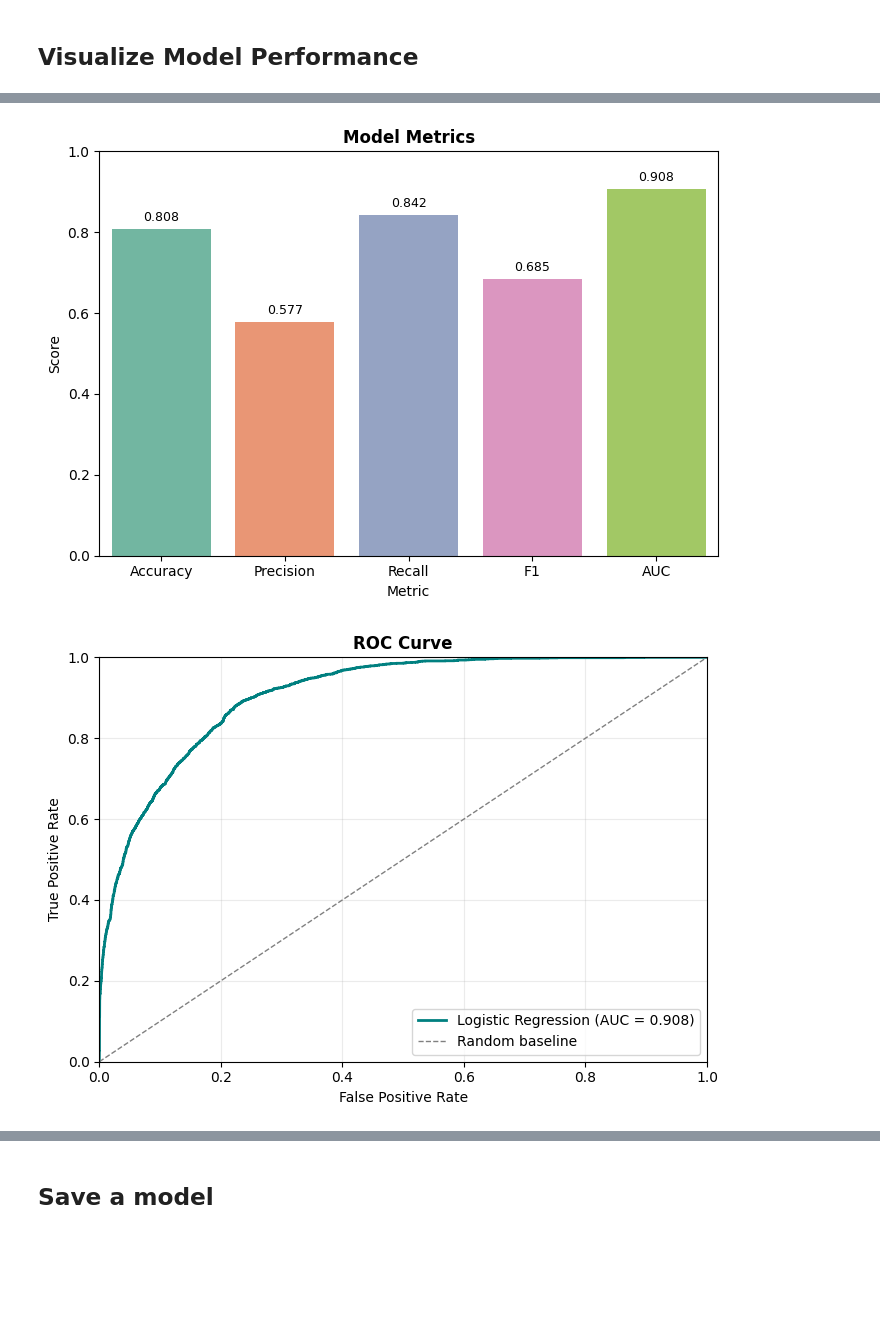
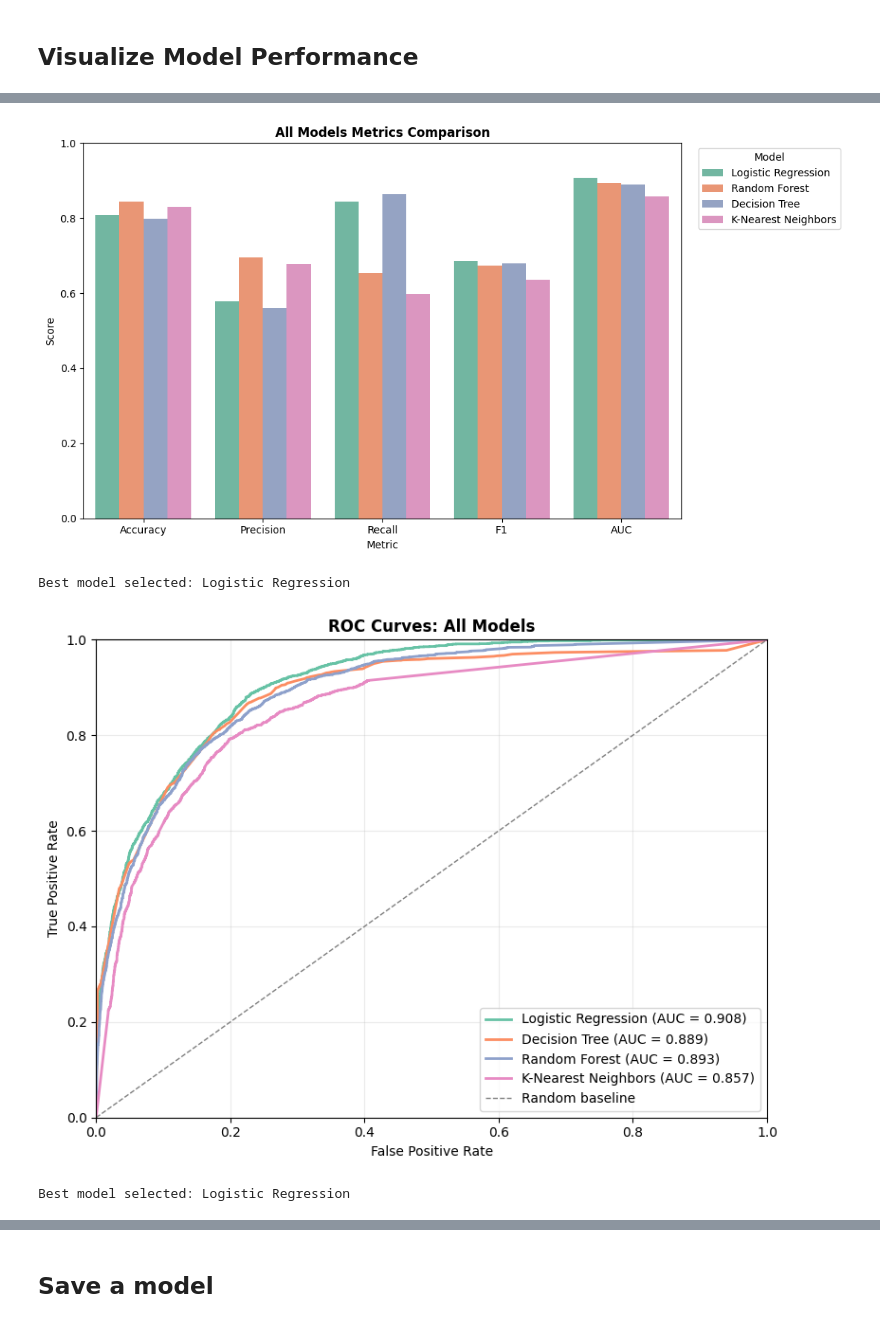
Before and after one commit to VisaHuy/Salary-Prediction-Project, a Jupyter notebook: notebooks/05_model_training.ipynb, the cells around one changed output, grey strips where cells are left out. Saved outputs shown, nothing was run; the diff lists cells and outputs as text; code cells hidden in the pictures; blank space fills up the shorter version.

```diff
--- a/notebooks/05_model_training.ipynb
+++ b/notebooks/05_model_training.ipynb
@@ -159,30 +282,45 @@ plt.show()
 # %%
-# 2) Metrics bar chart
-metrics_to_plot = pd.DataFrame(
-    {
-        'Metric': ['Accuracy', 'Precision', 'Recall', 'F1', 'AUC'],
-        'Value': [test_accuracy, test_precision, test_recall, test_f1, test_auc],
-    }
+# 2) Metrics comparison chart for all models
+metric_columns = ['Test Accuracy', 'Test Precision', 'Test Recall', 'Test F1', 'Test AUC']
+metrics_long = results_df[['Model'] + metric_columns].melt(
+    id_vars='Model',
+    var_name='Metric',
+    value_name='Score',
 )
+metrics_long['Metric'] = metrics_long['Metric'].str.replace('Test ', '', regex=False)
 
-plt.figure(figsize=(7, 5))
-ax = sns.barplot(data=metrics_to_plot, x='Metric', y='Value', palette='Set2')
+plt.figure(figsize=(11, 6))
+ax = sns.barplot(
+    data=metrics_long,
+    x='Metric',
+    y='Score',
+    hue='Model',
+    hue_order=results_df['Model'].tolist(),
+)
 ax.set_ylim(0, 1)
-ax.set_title('Model Metrics', fontweight='bold')
+ax.set_title('All Models Metrics Comparison', fontweight='bold')
 ax.set_ylabel('Score')
-for i, v in enumerate(metrics_to_plot['Value']):
-    ax.text(i, min(v + 0.02, 0.98), f'{v:.3f}', ha='center', fontsize=9)
+ax.set_xlabel('Metric')
+plt.legend(title='Model', bbox_to_anchor=(1.02, 1), loc='upper left')
 plt.tight_layout()
 plt.show()
+
+print(f'Best model selected: {best_model_name}')
 # %% [output]
-[figure, old version]
+[figure, new version]
+Best model selected: Logistic Regression
 # %%
-# 3) ROC curve
-fpr, tpr, _ = roc_curve(y_test, y_pred_proba)
-plt.figure(figsize=(7, 5))
-plt.plot(fpr, tpr, color='teal', linewidth=2, label=f'Logistic Regression (AUC = {test_auc:.3f})')
+# 3) ROC curves for all trained models
+plt.figure(figsize=(8, 6))
+
+for model_name, pred_info in all_predictions.items():
+    y_proba_model = pred_info['y_pred_proba']
+    fpr, tpr, _ = roc_curve(y_test, y_proba_model)
+    auc_model = roc_auc_score(y_test, y_proba_model)
+    plt.plot(fpr, tpr, linewidth=2, label=f'{model_name} (AUC = {auc_model:.3f})')
+
 plt.plot([0, 1], [0, 1], linestyle='--', color='gray', linewidth=1, label='Random baseline')
-plt.title('ROC Curve', fontweight='bold')
+plt.title('ROC Curves: All Models', fontweight='bold')
 plt.xlabel('False Positive Rate')
 plt.ylabel('True Positive Rate')
 plt.xlim(0, 1)
@@ -191,5 +329,8 @@ plt.legend(loc='lower right')
 plt.grid(alpha=0.25)
 plt.tight_layout()
 plt.show()
+
+print(f'Best model selected: {best_model_name}')
 # %% [output]
-[figure, old version]
+[figure, new version]
+Best model selected: Logistic Regression
```
Also changed, not shown: parts of 9 cells of this notebook, 10 other files.
